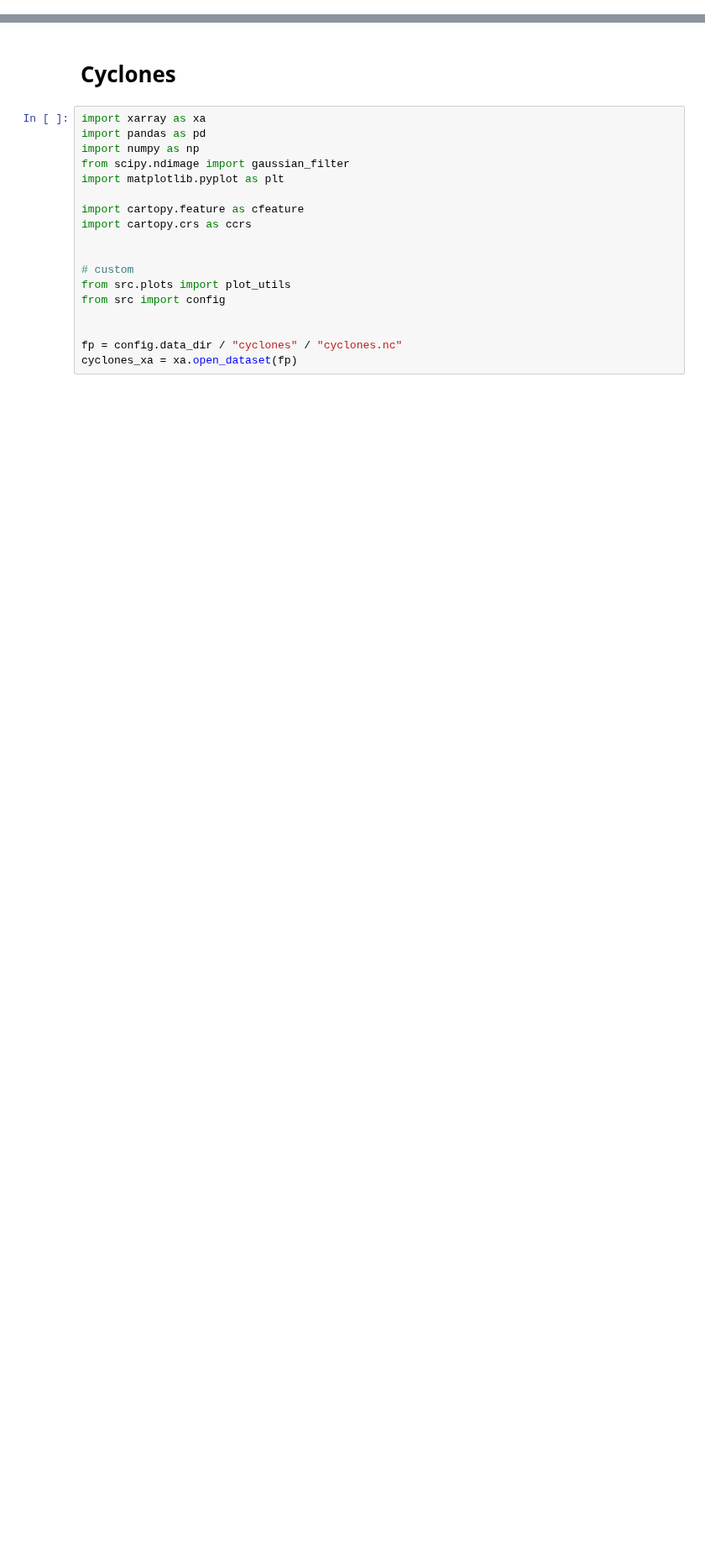
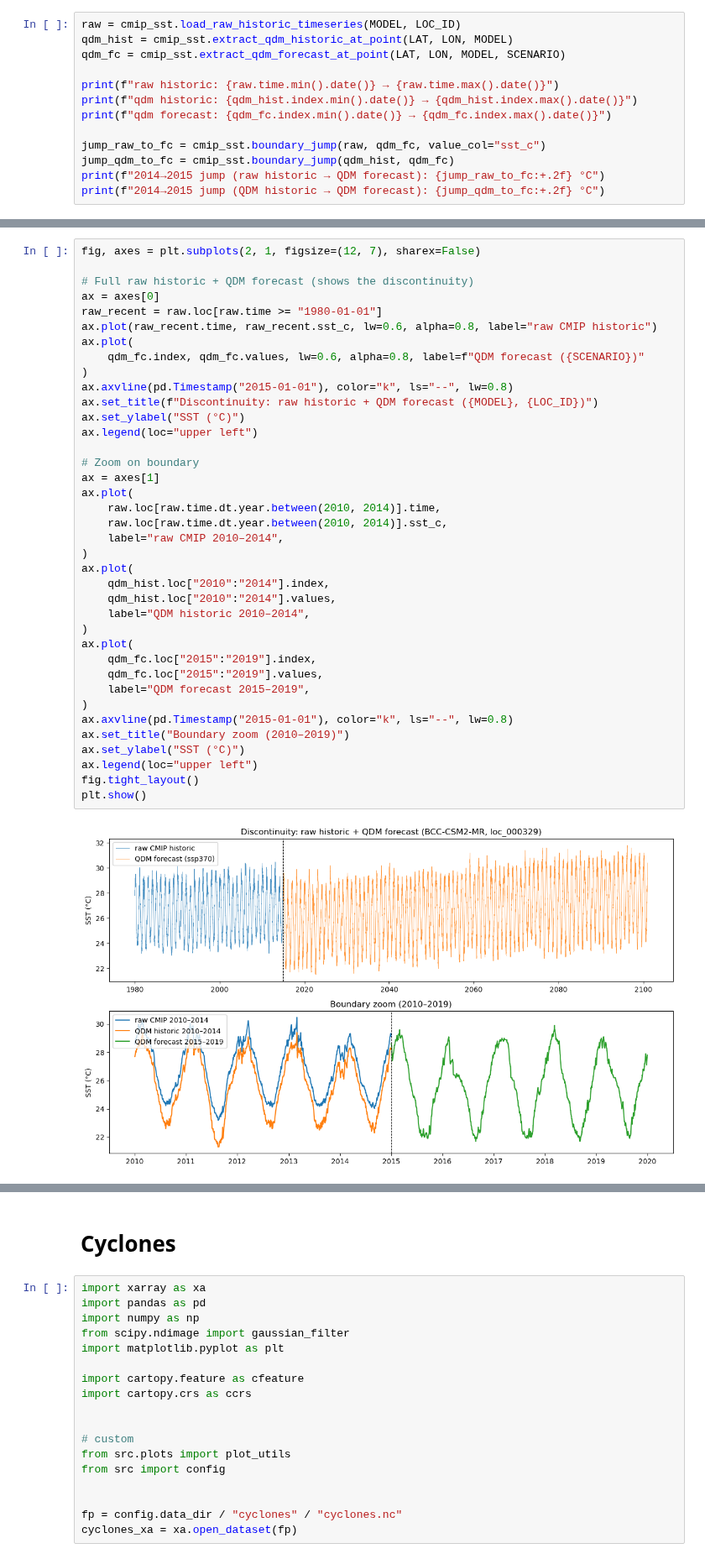
Before and after one commit to orlando-code/coral-cover-economics, a Jupyter notebook: notebooks/env_data.ipynb, the cells around one changed output, grey strips where cells are left out. Shown at 84% size. Cells and saved outputs as stored; diff of their text form; blank space fills up the shorter version.

Commit message:
Update env_data notebook with CMIP SST mapping and QDM timeseries workflows.
Adds point-level historic and forecast SST extraction and visualisation.

```diff
--- a/notebooks/env_data.ipynb
+++ b/notebooks/env_data.ipynb
@@ -0,0 +69,13 @@
+# %%
+raw = cmip_sst.load_raw_historic_timeseries(MODEL, LOC_ID)
+qdm_hist = cmip_sst.extract_qdm_historic_at_point(LAT, LON, MODEL)
+qdm_fc = cmip_sst.extract_qdm_forecast_at_point(LAT, LON, MODEL, SCENARIO)
+
+print(f"raw historic: {raw.time.min().date()} → {raw.time.max().date()}")
+print(f"qdm historic: {qdm_hist.index.min().date()} → {qdm_hist.index.max().date()}")
+print(f"qdm forecast: {qdm_fc.index.min().date()} → {qdm_fc.index.max().date()}")
+
+jump_raw_to_fc = cmip_sst.boundary_jump(raw, qdm_fc, value_col="sst_c")
+jump_qdm_to_fc = cmip_sst.boundary_jump(qdm_hist, qdm_fc)
+print(f"2014→2015 jump (raw historic → QDM forecast): {jump_raw_to_fc:+.2f} °C")
+print(f"2014→2015 jump (QDM historic → QDM forecast): {jump_qdm_to_fc:+.2f} °C")
@@ -0,0 +88,40 @@
+# %%
+fig, axes = plt.subplots(2, 1, figsize=(12, 7), sharex=False)
+
+# Full raw historic + QDM forecast (shows the discontinuity)
+ax = axes[0]
+raw_recent = raw.loc[raw.time >= "1980-01-01"]
+ax.plot(raw_recent.time, raw_recent.sst_c, lw=0.6, alpha=0.8, label="raw CMIP historic")
+ax.plot(
+    qdm_fc.index, qdm_fc.values, lw=0.6, alpha=0.8, label=f"QDM forecast ({SCENARIO})"
+)
+ax.axvline(pd.Timestamp("2015-01-01"), color="k", ls="--", lw=0.8)
+ax.set_title(f"Discontinuity: raw historic + QDM forecast ({MODEL}, {LOC_ID})")
+ax.set_ylabel("SST (°C)")
+ax.legend(loc="upper left")
+
+# Zoom on boundary
+ax = axes[1]
+ax.plot(
+    raw.loc[raw.time.dt.year.between(2010, 2014)].time,
+    raw.loc[raw.time.dt.year.between(2010, 2014)].sst_c,
+    label="raw CMIP 2010–2014",
+)
+ax.plot(
+    qdm_hist.loc["2010":"2014"].index,
+    qdm_hist.loc["2010":"2014"].values,
+    label="QDM historic 2010–2014",
+)
+ax.plot(
+    qdm_fc.loc["2015":"2019"].index,
+    qdm_fc.loc["2015":"2019"].values,
+    label="QDM forecast 2015–2019",
+)
+ax.axvline(pd.Timestamp("2015-01-01"), color="k", ls="--", lw=0.8)
+ax.set_title("Boundary zoom (2010–2019)")
+ax.set_ylabel("SST (°C)")
+ax.legend(loc="upper left")
+fig.tight_layout()
+plt.show()
+# %% [output]
+[figure, added]
```
Also changed, not shown: parts of 11 cells of this notebook.
